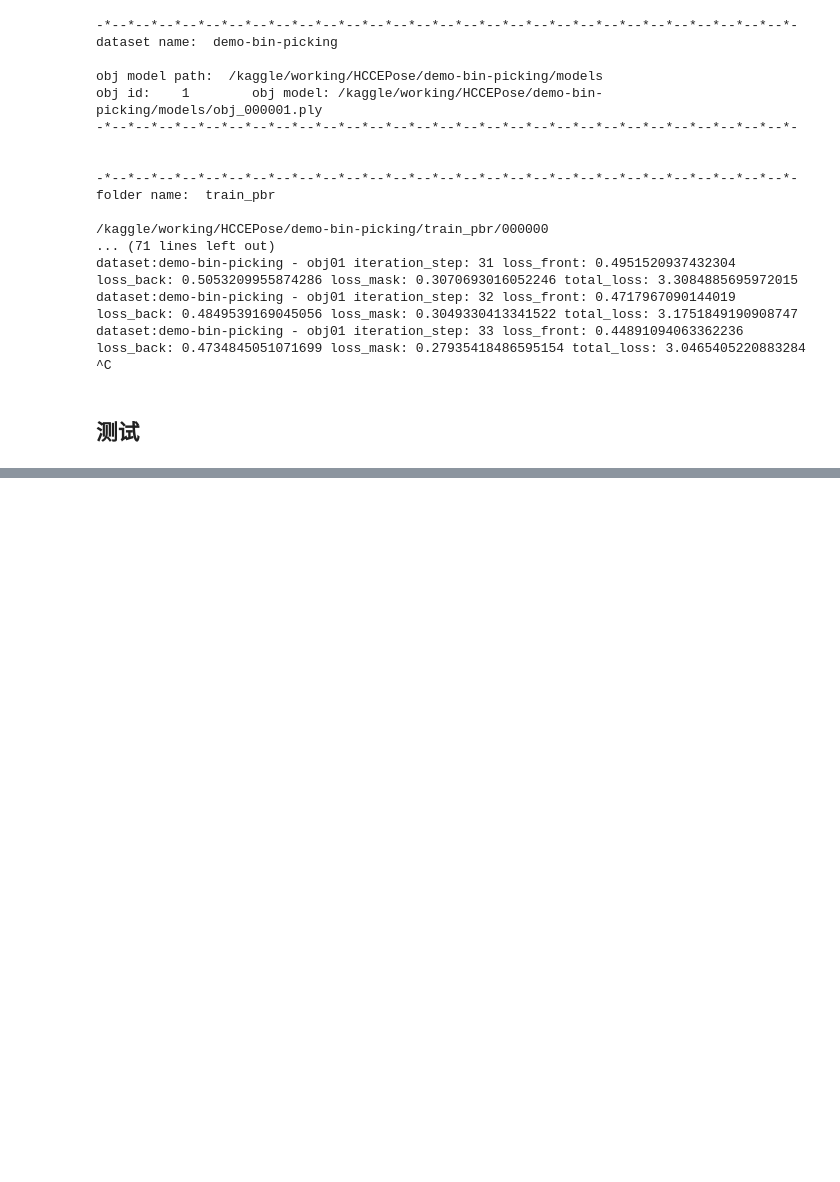
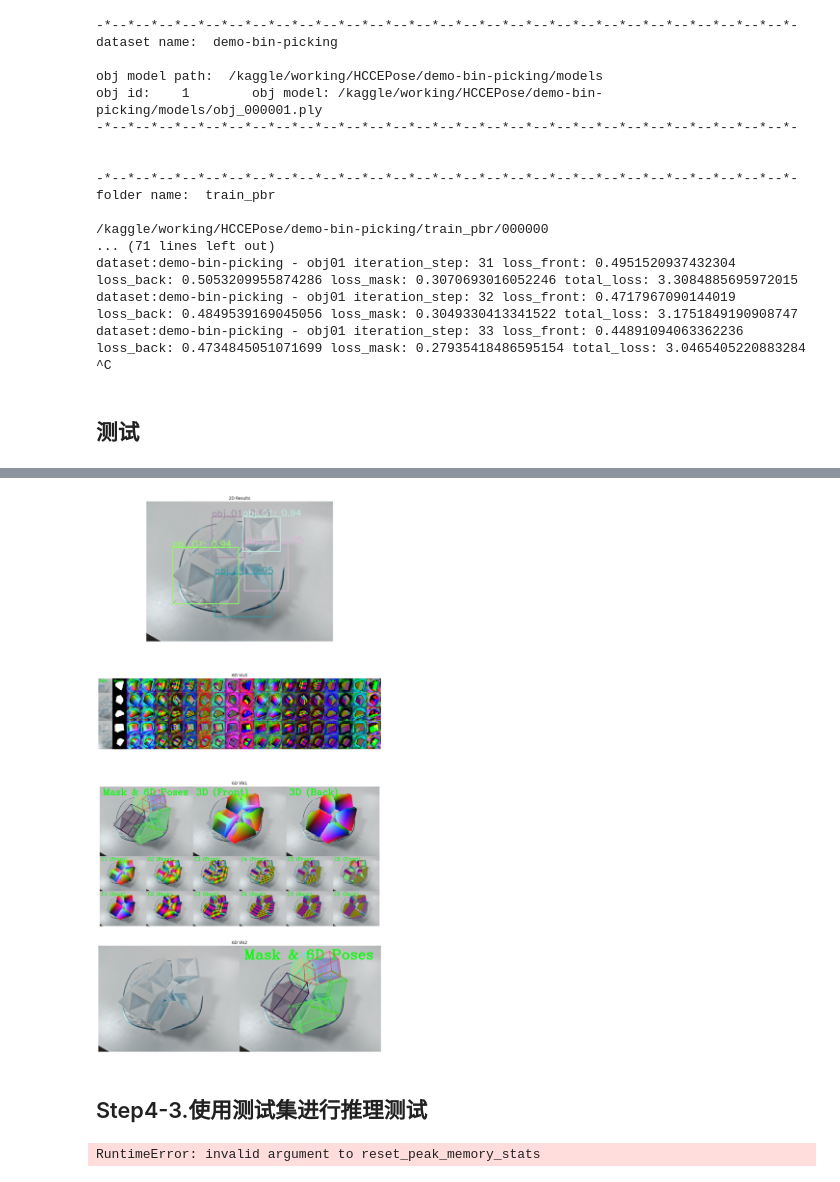
Before and after one commit to 102757017/HCCEPose, a Jupyter notebook: kaggle.ipynb, the cells around one changed output, grey strips where cells are left out. Drawn from its saved outputs; the diff is of its cells as text; code cells hidden in the pictures; blank space fills up the shorter version.

```diff
--- a/kaggle.ipynb
+++ b/kaggle.ipynb
@@ -341,19 +366,25 @@ dataset:demo-bin-picking - obj01 iteration_step: 33 loss_front: 0.44891094063362
 # %% [markdown]
 ## 测试
 # %%
+%cd /kaggle/working/HCCEPose
 import cv2, os, sys
+sys.path.insert(0, '/kaggle/working/HCCEPose/bop_toolkit')
 import numpy as np
 from HccePose.bop_loader import bop_dataset
 from HccePose.test_script_utils import print_stage_time_breakdown, save_visual_artifacts
 from HccePose.tester import Tester
 
+if __name__ == '__main__':
+    # 使用绝对路径，避免路径解析错误
+    base_dir = '/kaggle/working/HCCEPose'
+    dataset_path = os.path.join(base_dir, 'demo-bin-picking')
+    test_img_path = os.path.join(base_dir, 'test_imgs')
 
-if __name__ == '__main__':
-    sys.path.insert(0, os.getcwd())
-    current_dir = os.path.dirname(sys.argv[0])
-    dataset_path = os.path.join(current_dir, 'demo-bin-picking')
-    test_img_path = os.path.join(current_dir, 'test_imgs')
     bop_dataset_item = bop_dataset(dataset_path)
+
+    # 手动修正 dataset_path 属性（如果 bop_dataset 内部存错了）
+    bop_dataset_item.dataset_path = dataset_path  # 强制覆盖为正确的路径
+
     obj_id = 1
     CUDA_DEVICE = '0'
     hccepose_vis = True
@@ -392,0 +437,52 @@ FileNotFoundError: [Errno 2] No such file or directory: '/opt/conda/lib/python3.
+# %%
+import matplotlib.pyplot as plt
+
+images = [
+    ('2D Results', results_dict.get('show_2D_results')),
+    ('6D Vis0', results_dict.get('show_6D_vis0')),
+    ('6D Vis1', results_dict.get('show_6D_vis1')),
+    ('6D Vis2', results_dict.get('show_6D_vis2'))
+]
+
+valid_images = [(name, img) for name, img in images if img is not None]
+
+# 计算需要的行数（比如每行显示2列）
+n_cols = 1
+n_rows = (len(valid_images) + n_cols - 1) // n_cols
+
+fig, axes = plt.subplots(n_rows, n_cols, figsize=(12, 6*n_rows))
+axes = axes.flatten() if n_rows > 1 or n_cols > 1 else [axes]
+
+for i, (name, img) in enumerate(valid_images):
+    axes[i].imshow(img.astype(np.uint8))
+    axes[i].set_title(name, fontsize=12)
+    axes[i].axis('off')
+
+# 隐藏多余的子图
+for j in range(len(valid_images), len(axes)):
+    axes[j].axis('off')
+
+plt.tight_layout()
+plt.show()
+# %% [output]
+[figure, added]
+# %% [markdown]
+## Step4-3.使用测试集进行推理测试
+# %%
+import torch
+import gc
+
+# 清空 PyTorch 缓存
+torch.cuda.empty_cache()
+
+# 强制进行垃圾回收
+gc.collect()
+
+# 重置显存统计信息
+torch.cuda.reset_peak_memory_stats()
+
+# 检查当前显存使用情况
+print(f"当前已分配显存: {torch.cuda.memory_allocated() / 1024**3:.2f} GB")
+print(f"当前缓存显存: {torch.cuda.memory_reserved() / 1024**3:.2f} GB")
+# %% [output]
+RuntimeError: invalid argument to reset_peak_memory_stats
```
Also changed, not shown: parts of 26 cells of this notebook, 4 other files.
